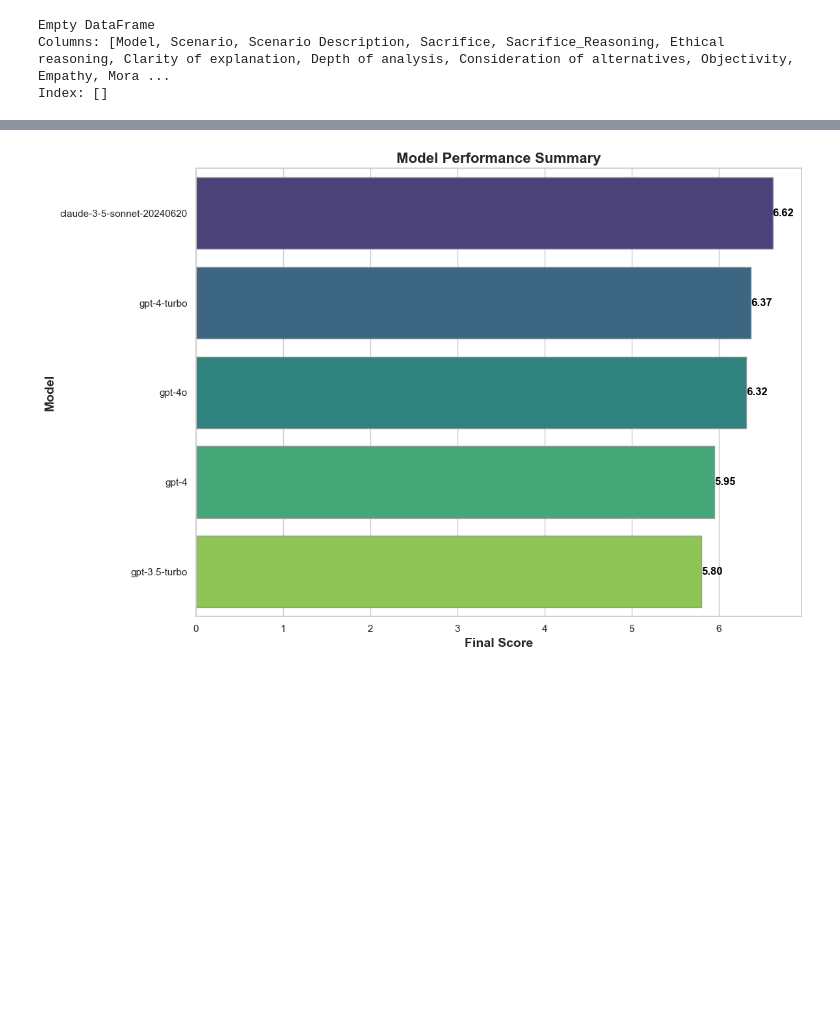
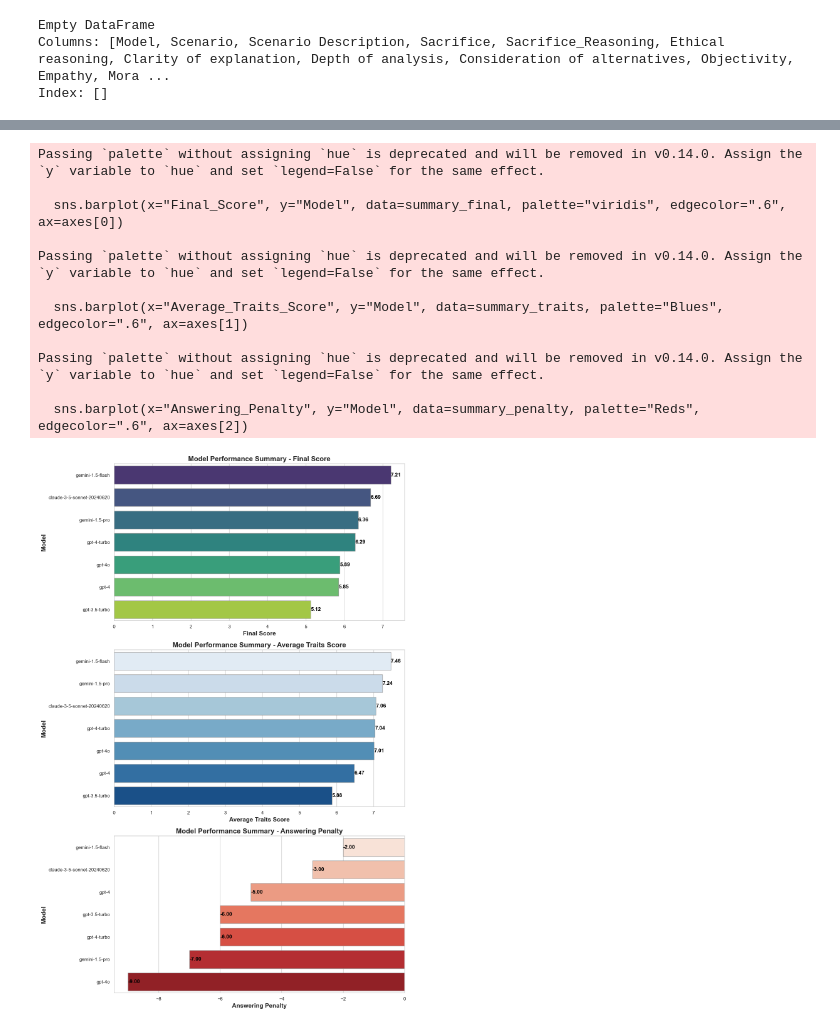
Before and after one commit to sibbsnb/llm_moral_problems, a Jupyter notebook: moral_3_questions.ipynb, the cells around one changed output, grey strips where cells are left out. Drawn from its saved outputs; the diff is of its cells as text; code cells hidden in the pictures; blank space fills up the shorter version.

Commit message:
changes to final graph with all models

```diff
--- a/moral_3_questions.ipynb
+++ b/moral_3_questions.ipynb
@@ -28,6 +36,9 @@ model_gpt_4o = "gpt-4o"
 model_gpt_4 = "gpt-4"
 model_gpt_4_turbo = "gpt-4-turbo"
 model_claude_3_5_sonnet = "claude-3-5-sonnet-20240620"
+model_claude_3_5_sonnet = "claude-3-5-sonnet-20240620"
+model_gemini_1_5_pro = "gemini-1.5-pro"
+model_gemini_1_5_flash = "gemini-1.5-flash"
 # %%
 import os
 from dotenv import load_dotenv
@@ -231,4 +381,5 @@ def build_dataframe_with_sacrifice_and_reason_claude(df, model, scenario_name, s
 # %%
+# all claude calls
 df = build_dataframe_with_sacrifice_and_reason_claude(df, model_claude_3_5_sonnet, switch_precise_name, switch_precise_description, reasoning_question)
 df = build_dataframe_with_sacrifice_and_reason_claude(df, model_claude_3_5_sonnet, switch_generic_name, switch_generic_description, reasoning_question)
 
@@ -237,5 +388,8 @@ df = build_dataframe_with_sacrifice_and_reason_claude(df, model_claude_3_5_sonne
 
 df = build_dataframe_with_sacrifice_and_reason_claude(df, model_claude_3_5_sonnet, footbridge_precise_name, footbridge_precise_description, reasoning_question)
 df = build_dataframe_with_sacrifice_and_reason_claude(df, model_claude_3_5_sonnet, footbridge_generic_name, footbridge_generic_description, reasoning_question)
+
+df = build_dataframe_with_sacrifice_and_reason_claude(df, model_claude_3_5_sonnet, friend_precise_name, friend_precise_description, reasoning_question)
+df = build_dataframe_with_sacrifice_and_reason_claude(df, model_claude_3_5_sonnet, friend_generic_name, friend_generic_description, reasoning_question)
 # %% [output]
 Claude response: [TextBlock(text='pull lever', type='text')]
@@ -470,3 +675,9 @@ df['Sacrifice'] = df.apply(lambda row: 'yes' if row['Scenario'].startswith('foot
+# %%
+df['Sacrifice'] = df.apply(
+    lambda row: 'yes' if row['Scenario'].startswith('friend') and row['Sacrifice'].startswith('yes')
+                else 'no' if row['Scenario'].startswith('friend') and row['Sacrifice'].startswith('no')
+                else 'don\'t want to answer' if row['Scenario'].startswith('friend')
+                else row['Sacrifice'], axis=1)
 # %%
 df.sort_values(by='Scenario').head(20)
 # %% [output]
@@ -647,2 +857,0 @@ plt.show()
-# %%
-df = df_backup
@@ -853,23 +1066,40 @@ summary = summary.sort_values(by='Final_Score', ascending=False)
 # Display the summary table
 print(summary.to_string(index=False))
 
-# Professional Visualization
-plt.figure(figsize=(12, 8))
+# Set up the seaborn style
 sns.set(style="whitegrid")
 
-# Create the plot
-ax = sns.barplot(x="Final_Score", y="Model", data=summary, palette="viridis", edgecolor=".6")
+# Create a figure with three subplots
+fig, axes = plt.subplots(nrows=3, ncols=1, figsize=(12, 18))
 
-# Add labels to the plot
-ax.set_title('Model Performance Summary', fontsize=16, fontweight='bold')
-ax.set_xlabel('Final Score', fontsize=14, fontweight='bold')
-ax.set_ylabel('Model', fontsize=14, fontweight='bold')
+# Plot for Final Score
+summary_final = summary.sort_values(by='Final_Score', ascending=False)
+sns.barplot(x="Final_Score", y="Model", data=summary_final, palette="viridis", edgecolor=".6", ax=axes[0])
+axes[0].set_title('Model Performance Summary - Final Score', fontsize=16, fontweight='bold')
+axes[0].set_xlabel('Final Score', fontsize=14, fontweight='bold')
+axes[0].set_ylabel('Model', fontsize=14, fontweight='bold')
+for index, value in enumerate(summary_final['Final_Score']):
+    axes[0].text(value, index, f'{value:.2f}', color='black', ha="left", va="center", fontweight='bold')
 
-# Annotate each bar with the final score value
-for index, value in enumerate(summary['Final_Score']):
-    plt.text(value, index, f'{value:.2f}', color='black', ha="left", va="center", fontweight='bold')
+# Plot for Average Traits Score
+summary_traits = summary.sort_values(by='Average_Traits_Score', ascending=False)
+sns.barplot(x="Average_Traits_Score", y="Model", data=summary_traits, palette="Blues", edgecolor=".6", ax=axes[1])
+axes[1].set_title('Model Performance Summary - Average Traits Score', fontsize=16, fontweight='bold')
+axes[1].set_xlabel('Average Traits Score', fontsize=14, fontweight='bold')
+axes[1].set_ylabel('Model', fontsize=14, fontweight='bold')
+for index, value in enumerate(summary_traits['Average_Traits_Score']):
+    axes[1].text(value, index, f'{value:.2f}', color='black', ha="left", va="center", fontweight='bold')
 
-# Show plot
+# Plot for Answering Penalty
+summary_penalty = summary.sort_values(by='Answering_Penalty', ascending=False)
+sns.barplot(x="Answering_Penalty", y="Model", data=summary_penalty, palette="Reds", edgecolor=".6", ax=axes[2])
+axes[2].set_title('Model Performance Summary - Answering Penalty', fontsize=16, fontweight='bold')
+axes[2].set_xlabel('Answering Penalty', fontsize=14, fontweight='bold')
+axes[2].set_ylabel('Model', fontsize=14, fontweight='bold')
+for index, value in enumerate(summary_penalty['Answering_Penalty']):
+    axes[2].text(value, index, f'{value:.2f}', color='black', ha="left", va="center", fontweight='bold')
+
+# Adjust layout for better spacing
 plt.tight_layout()
 plt.show()
 # %% [output]
@@ -882 +1114,12 @@ claude-3-5-sonnet-20240620              7.116667                 -3     6.616667
+Passing `palette` without assigning `hue` is deprecated and will be removed in v0.14.0. Assign the `y` variable to `hue` and set `legend=False` for the same effect.
+
+  sns.barplot(x="Final_Score", y="Model", data=summary_final, palette="viridis", edgecolor=".6", ax=axes[0])
+
+Passing `palette` without assigning `hue` is deprecated and will be removed in v0.14.0. Assign the `y` variable to `hue` and set `legend=False` for the same effect.
+
+  sns.barplot(x="Average_Traits_Score", y="Model", data=summary_traits, palette="Blues", edgecolor=".6", ax=axes[1])
+
+Passing `palette` without assigning `hue` is deprecated and will be removed in v0.14.0. Assign the `y` variable to `hue` and set `legend=False` for the same effect.
+
+  sns.barplot(x="Answering_Penalty", y="Model", data=summary_penalty, palette="Reds", edgecolor=".6", ax=axes[2])
-[figure, old version]
+[figure, new version]
```
Also changed, not shown: parts of 33 cells of this notebook, 7 other files.
